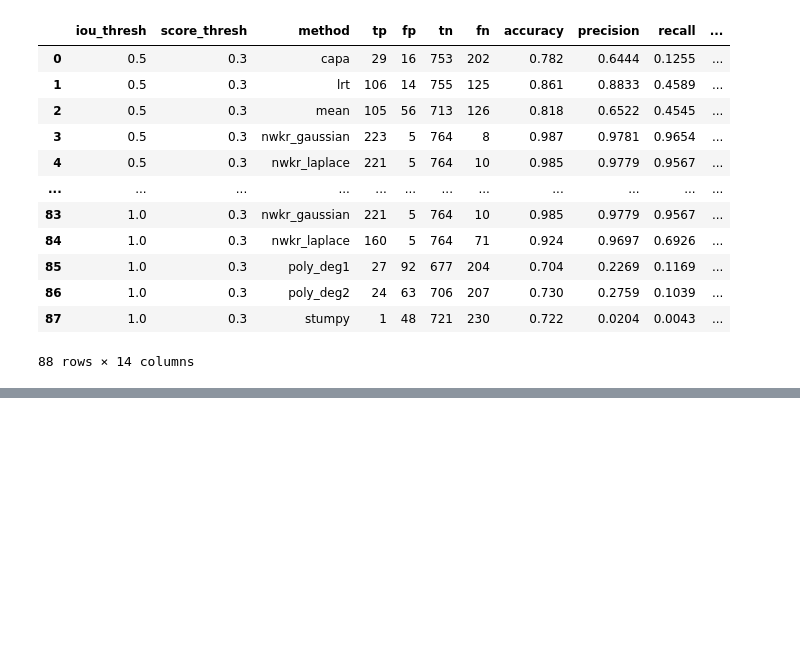
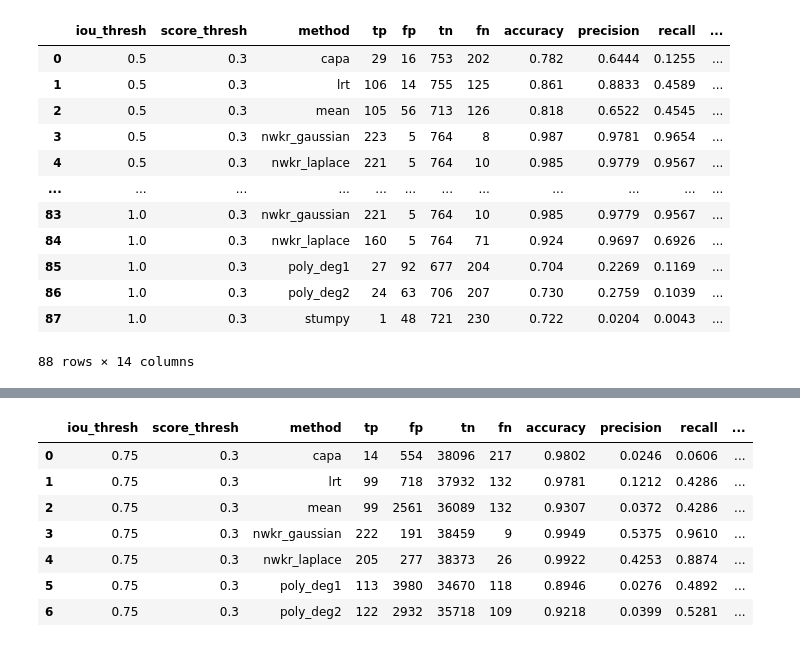
Before and after one commit to BeardyMan37/RegressionScanStats, a Jupyter notebook: run_score_experiments.ipynb, the cells around one changed output, grey strips where cells are left out. Saved outputs shown, nothing was run; the diff lists cells and outputs as text; code cells hidden in the pictures; blank space fills up the shorter version.

```diff
--- a/run_score_experiments.ipynb
+++ b/run_score_experiments.ipynb
@@ -55,7 +55,7 @@ def run_score_threshold_gridsearch(
     results_path: str,
     score_values: list = None,
     iou_thresh: float = 0.75,
-    out_dir: str = "data/score_experiment",
+    out_dir: str = "data/score_experiment_500",
 ) -> pd.DataFrame:
     os.makedirs(out_dir, exist_ok=True)
 
@@ -124,10 +124,10 @@ def run_score_threshold_gridsearch(
 # Run for multiple IoU thresholds at once
 for iou_t in [0.50, 0.75, 0.90]:
     run_score_threshold_gridsearch(
-        results_path = "data/score_experiment/score_experiment_results.csv",
+        results_path = "data/score_experiment_500/score_experiment_results.csv",
         score_values = [round(v, 2) for v in np.arange(0.30, 1.01, 0.05)],
         iou_thresh   = iou_t,
-        out_dir      = "data/score_experiment",
+        out_dir      = "data/score_experiment_500",
     )
 # %% [output]
 Loaded 8000 rows, 8 methods, 1848 positive, 6152 negative
@@ -248,3 +250,72 @@ Saved: data/score_experiment_500/iou_gridsearch_score0.30.csv
 | 86 | 1.0 | 0.3 | poly_deg2 | 24 | 63 | 706 | 207 | 0.730 | 0.2759 | 0.1039 | ... |
 | 87 | 1.0 | 0.3 | stumpy | 1 | 48 | 721 | 230 | 0.722 | 0.0204 | 0.0043 | ... |
 88 rows × 14 columns
+# %%
+def performance_analysis(
+    results_path: str,
+    iou_thresh: float = 0.75,
+    score_thresh: float = 0.3,
+    out_dir: str = "data/score_experiment_full",
+) -> pd.DataFrame:
+    os.makedirs(out_dir, exist_ok=True)
+
+    df = pd.read_csv(results_path)
+    print(f"Loaded {len(df)} rows, {df['method'].nunique()} methods, "
+          f"{df['label'].sum()} positive, {(~df['label']).sum()} negative")
+
+    summary_rows = []
+    for method, sub in df.groupby("method"):
+        pos_rows = sub[sub["label"] == True]
+        neg_rows = sub[sub["label"] == False]
+
+        tp = int(((pos_rows["score"] >= score_thresh) &
+                    (pos_rows["iou_val"] >= iou_thresh)).sum())
+        fn = int(len(pos_rows) - tp)
+        fp = int((neg_rows["score"] >= score_thresh).sum())
+        tn = int(len(neg_rows) - fp)
+
+
+        total     = tp + fp + tn + fn
+        accuracy  = (tp + tn) / total        if total > 0   else 0.0
+        precision = tp / (tp + fp)           if tp + fp > 0 else 0.0
+        recall    = tp / (tp + fn)           if tp + fn > 0 else 0.0
+        f1        = (2 * precision * recall / (precision + recall)
+                        if precision + recall > 0 else 0.0)
+
+        summary_rows.append({
+            "iou_thresh":     iou_thresh,
+            "score_thresh":   score_thresh,
+            "method":         method,
+            "tp": tp, "fp": fp, "tn": tn, "fn": fn,
+            "accuracy":       round(accuracy,  4),
+            "precision":      round(precision, 4),
+            "recall":         round(recall,    4),
+            "f1":             round(f1,        4),
+            "mean_score_pos": round(float(pos_rows["score"].mean()), 4),
+            "mean_score_neg": round(float(neg_rows["score"].mean()), 4),
+            "median_iou_pos": round(float(pos_rows["iou_val"].median()), 4),
+            "mean_time_ms":     round(float(sub["time_ms"].mean()),       3),
+            "median_time_ms":   round(float(sub["time_ms"].median()),     3),
+        })
+
+    results = pd.DataFrame(summary_rows)
+
+    for metric in ["f1", "precision", "recall", "accuracy"]:
+        pivot = results.pivot(index="iou_thresh", columns="method", values=metric)
+        print(f"\n=== {metric.upper()} ===")
+        print(pivot.round(3).to_string())
+
+    out_path = os.path.join(out_dir, f"performace_summary_{score_thresh:.2f}_{iou_thresh:.2f}.csv")
+    results.to_csv(out_path, index=False)
+    print(f"\nSaved: {out_path}")
+    return results
+
+
+# --- Run ---
+performance_analysis(
+    results_path = "data/score_experiment_full/score_experiment_results.csv",
+    iou_thresh   = 0.75,
+    score_thresh = 0.3,
+    out_dir      = "data/score_experiment_full",
+)
+# %% [output]
@@ -250,0 +339,8 @@ Saved: data/score_experiment_500/iou_gridsearch_score0.30.csv
+|  | iou_thresh | score_thresh | method | tp | fp | tn | fn | accuracy | precision | recall | ... |
+| 0 | 0.75 | 0.3 | capa | 14 | 554 | 38096 | 217 | 0.9802 | 0.0246 | 0.0606 | ... |
+| 1 | 0.75 | 0.3 | lrt | 99 | 718 | 37932 | 132 | 0.9781 | 0.1212 | 0.4286 | ... |
+| 2 | 0.75 | 0.3 | mean | 99 | 2561 | 36089 | 132 | 0.9307 | 0.0372 | 0.4286 | ... |
+| 3 | 0.75 | 0.3 | nwkr_gaussian | 222 | 191 | 38459 | 9 | 0.9949 | 0.5375 | 0.9610 | ... |
+| 4 | 0.75 | 0.3 | nwkr_laplace | 205 | 277 | 38373 | 26 | 0.9922 | 0.4253 | 0.8874 | ... |
+| 5 | 0.75 | 0.3 | poly_deg1 | 113 | 3980 | 34670 | 118 | 0.8946 | 0.0276 | 0.4892 | ... |
+| 6 | 0.75 | 0.3 | poly_deg2 | 122 | 2932 | 35718 | 109 | 0.9218 | 0.0399 | 0.5281 | ... |
```
Also changed, not shown: parts of 2 cells of this notebook, 21 other files.
